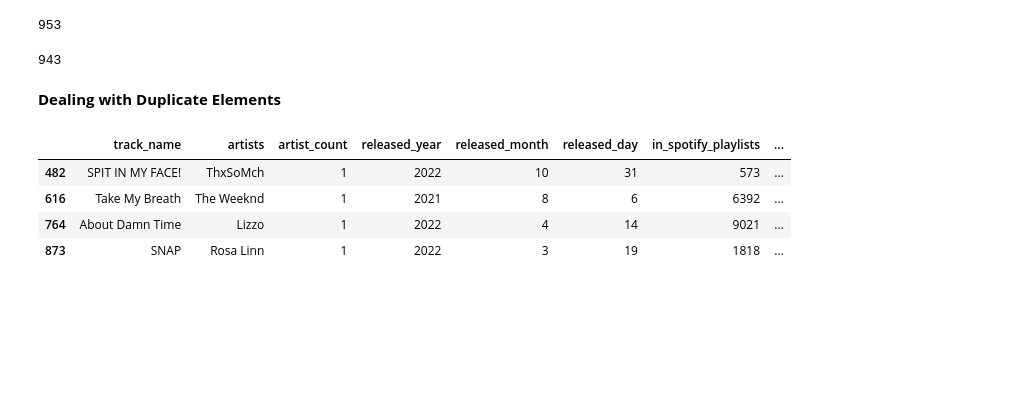
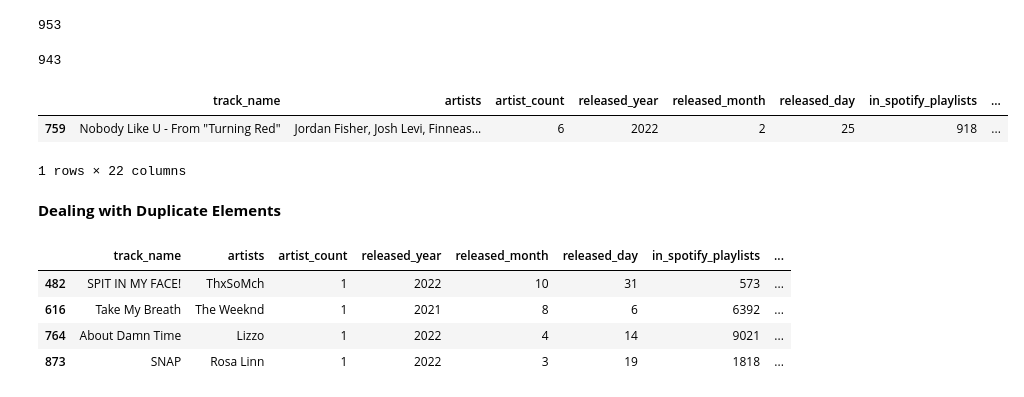
Before and after one commit to i-ap5/FamBus, a Jupyter notebook: famBus.ipynb, the cells around one changed output. Cells and saved outputs as stored; diff of their text form; code cells hidden in the pictures; blank space fills up the shorter version.

```diff
--- a/famBus.ipynb
+++ b/famBus.ipynb
@@ -462,6 +462,13 @@ a=df_org.track_name.unique()
 len(a)
 # %% [output]
 943
+# %%
+df_org.loc[df_org['track_name'] == "Nobody Like U - From \"Turning Red\"", 'artists']="Jordan Fisher, Josh Levi, Finneas O'Connell, 4*TOWN, Topher Ngo, Grayson Vill"
+df_org.loc[df_org['track_name'] == "Nobody Like U - From \"Turning Red\""]
+# %% [output]
+|  | track_name | artists | artist_count | released_year | released_month | released_day | in_spotify_playlists | ... |
+| 759 | Nobody Like U - From "Turning Red" | Jordan Fisher, Josh Levi, Finneas... | 6 | 2022 | 2 | 25 | 918 | ... |
+1 rows × 22 columns
 # %% [markdown]
 **Dealing with Duplicate Elements**
 # %%
```
Also changed, not shown: parts of 6 cells of this notebook, 3 other files.
